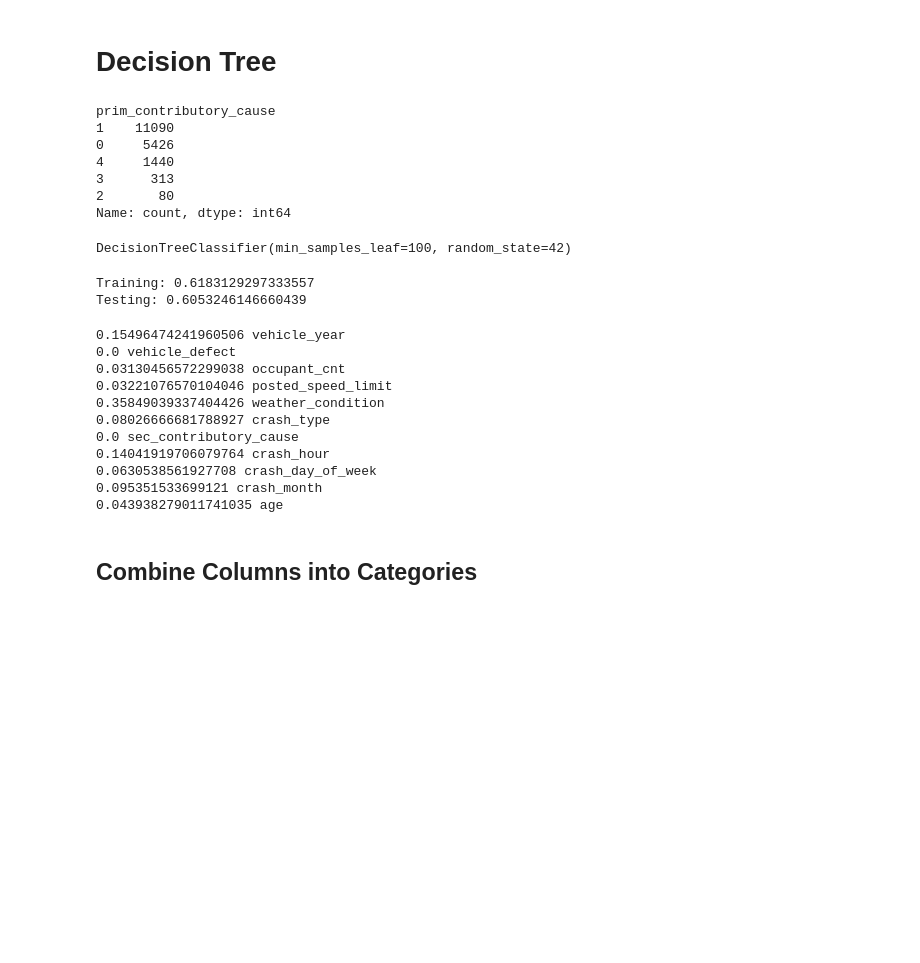
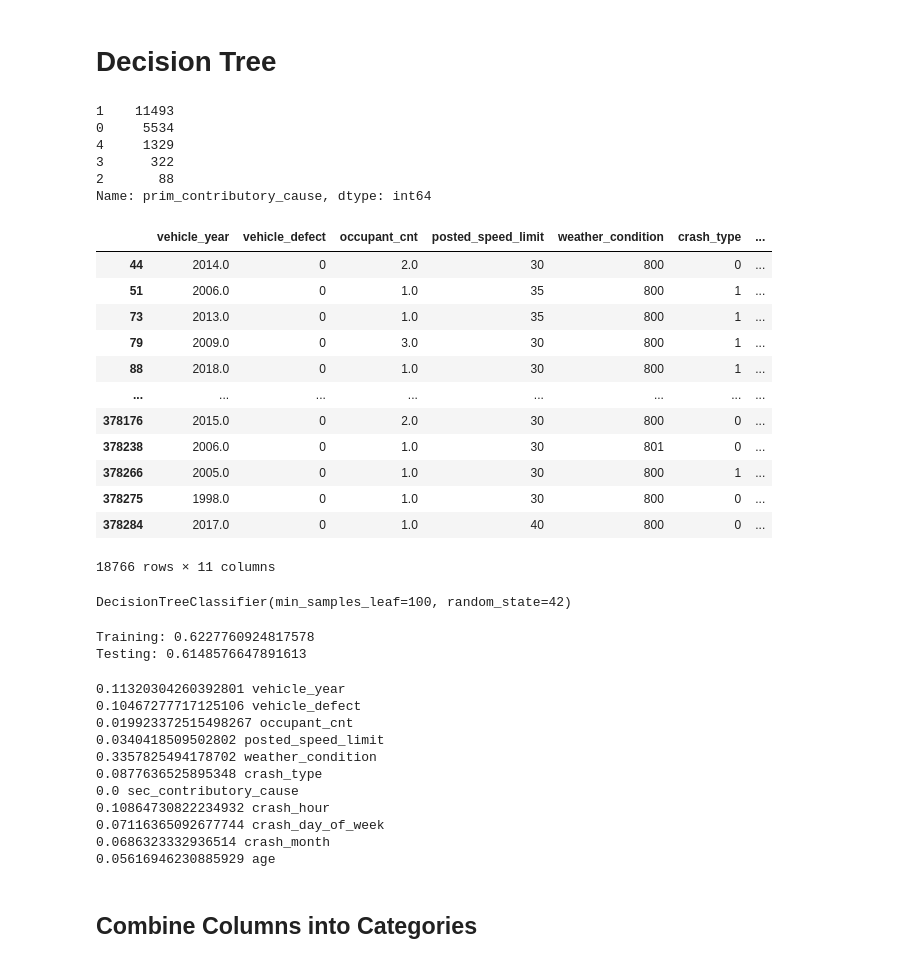
Before and after one commit to Jmanitou/Chicago_Car_Crash_Analysis, a Jupyter notebook: Chicago_Car_Crash.ipynb, the cells around one changed output. Saved outputs shown, nothing was run; the diff lists cells and outputs as text; code cells hidden in the pictures; blank space fills up the shorter version.

Commit message:
deleted some files created by mac operations and added them to .gitignore. Resampled by 350,000, and filtered out data that state wasnt IL. Removed nan values in vehicle_year.

```diff
--- a/Chicago_Car_Crash.ipynb
+++ b/Chicago_Car_Crash.ipynb
@@ -110,6 +102,11 @@ cols_to_drop = [
 ]
 
 df_accidents.drop(columns=cols_to_drop, inplace=True)
+# %%
+df_accidents = df_accidents.loc[(df_accidents['age'] > 14) & (df_accidents['age'] < 23) &
+                                (df_accidents['person_type'] == 'DRIVER') & (df_accidents['state'] == 'IL')]
+df_accidents
+df_accidents = df_accidents.loc[df_accidents['vehicle_year'].notna()]
 # %%
 #map the weather to a number
 
@@ -260,5 +256,3 @@ Name: count, dtype: int64
-# %%
-df_accidents = df_accidents.loc[(df_accidents['age'] > 14) & (df_accidents['age'] < 23) & (df_accidents['person_type'] == 'DRIVER')]
 # %%
 df_accidents.info()
 # %% [output]
@@ -347,13 +340,28 @@ X_train, X_test, y_train, y_test = train_test_split(X, y, test_size=0.35, random
 #examine data balance
 y.value_counts()
 # %% [output]
-prim_contributory_cause
-1    11090
-0     5426
-4     1440
-3      313
-2       80
-Name: count, dtype: int64
+1    11493
+0     5534
+4     1329
+3      322
+2       88
+Name: prim_contributory_cause, dtype: int64
+# %%
+X
+# %% [output]
+|  | vehicle_year | vehicle_defect | occupant_cnt | posted_speed_limit | weather_condition | crash_type | ... |
+| 44 | 2014.0 | 0 | 2.0 | 30 | 800 | 0 | ... |
+| 51 | 2006.0 | 0 | 1.0 | 35 | 800 | 1 | ... |
+| 73 | 2013.0 | 0 | 1.0 | 35 | 800 | 1 | ... |
+| 79 | 2009.0 | 0 | 3.0 | 30 | 800 | 1 | ... |
+| 88 | 2018.0 | 0 | 1.0 | 30 | 800 | 1 | ... |
+| ... | ... | ... | ... | ... | ... | ... | ... |
+| 378176 | 2015.0 | 0 | 2.0 | 30 | 800 | 0 | ... |
+| 378238 | 2006.0 | 0 | 1.0 | 30 | 801 | 0 | ... |
+| 378266 | 2005.0 | 0 | 1.0 | 30 | 800 | 1 | ... |
+| 378275 | 1998.0 | 0 | 1.0 | 30 | 800 | 0 | ... |
+| 378284 | 2017.0 | 0 | 1.0 | 40 | 800 | 0 | ... |
+18766 rows × 11 columns
 # %%
 tree_clf = DecisionTreeClassifier(random_state=42, min_samples_leaf=100)
 tree_clf.fit(X_train, y_train)
@@ -363,25 +371,25 @@ DecisionTreeClassifier(min_samples_leaf=100, random_state=42)
 print('Training:', tree_clf.score(X_train, y_train))
 print('Testing:', tree_clf.score(X_test, y_test))
 # %% [output]
-Training: 0.6183129297333557
-Testing: 0.6053246146660439
+Training: 0.6227760924817578
+Testing: 0.6148576647891613
 # %%
 feature_used = X.columns
 
 for fi, feature in zip(tree_clf.feature_importances_, feature_used):
     print(fi, feature)
 # %% [output]
-0.15496474241960506 vehicle_year
-0.0 vehicle_defect
-0.03130456572299038 occupant_cnt
-0.03221076570104046 posted_speed_limit
-0.35849039337404426 weather_condition
-0.08026666681788927 crash_type
+0.11320304260392801 vehicle_year
+0.10467277717125106 vehicle_defect
+0.019923372515498267 occupant_cnt
+0.0340418509502802 posted_speed_limit
+0.3357825494178702 weather_condition
+0.0877636525895348 crash_type
 0.0 sec_contributory_cause
-0.14041919706079764 crash_hour
-0.0630538561927708 crash_day_of_week
-0.095351533699121 crash_month
-0.043938279011741035 age
+0.10864730822234932 crash_hour
+0.07116365092677744 crash_day_of_week
+0.0686323332936514 crash_month
+0.05616946230885929 age
 # %% [markdown]
 ## Combine Columns into Categories
 # %%
```
Also changed, not shown: parts of 9 cells of this notebook, 4 other files.
